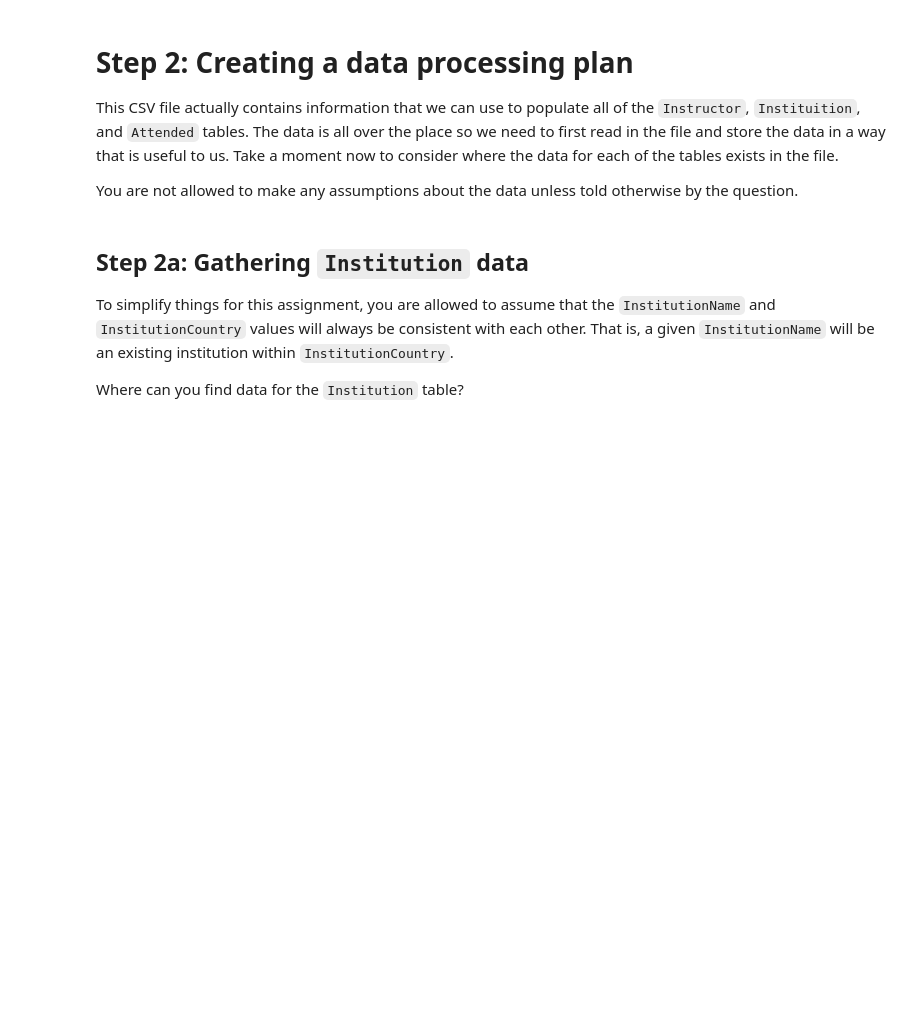
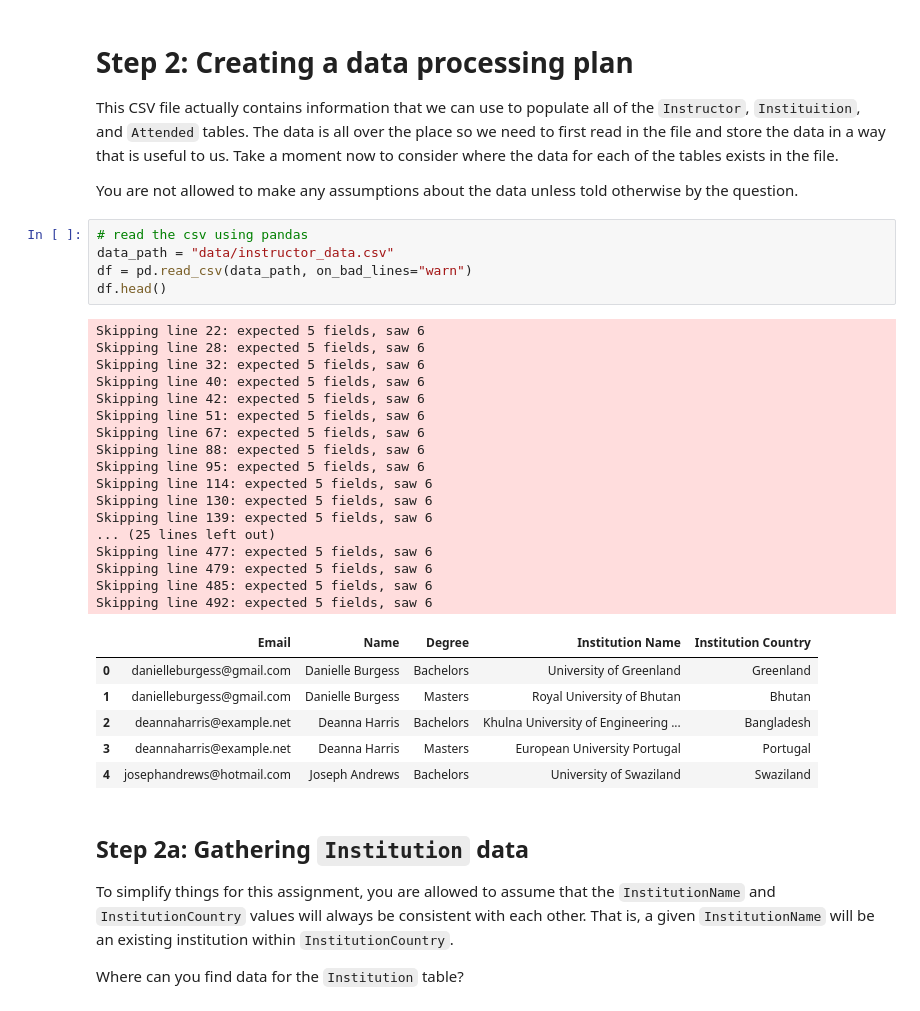
Before and after one commit to tonyliang19/Course_notes_2023Spring, a Jupyter notebook: cpsc368/data_manipulation/assignment-3b-starter.ipynb, the cells around one changed output. Saved outputs shown, nothing was run; the diff lists cells and outputs as text; blank space fills up the shorter version.

```diff
--- a/cpsc368/data_manipulation/assignment-3b-starter.ipynb
+++ b/cpsc368/data_manipulation/assignment-3b-starter.ipynb
@@ -54,6 +56,35 @@ When answering the two questions above, be sure to consider the restrictions imp
 This CSV file actually contains information that we can use to populate all of the `Instructor`, `Instituition`, and `Attended` tables. The data is all over the place so we need to first read in the file and store the data in a way that is useful to us. Take a moment now to consider where the data for each of the tables exists in the file.
 
 You are not allowed to make any assumptions about the data unless told otherwise by the question.
+# %%
+# read the csv using pandas
+data_path = "data/instructor_data.csv"
+df = pd.read_csv(data_path, on_bad_lines="warn")
+df.head()
+# %% [output]
+Skipping line 22: expected 5 fields, saw 6
+Skipping line 28: expected 5 fields, saw 6
+Skipping line 32: expected 5 fields, saw 6
+Skipping line 40: expected 5 fields, saw 6
+Skipping line 42: expected 5 fields, saw 6
+Skipping line 51: expected 5 fields, saw 6
+Skipping line 67: expected 5 fields, saw 6
+Skipping line 88: expected 5 fields, saw 6
+Skipping line 95: expected 5 fields, saw 6
+Skipping line 114: expected 5 fields, saw 6
+Skipping line 130: expected 5 fields, saw 6
+Skipping line 139: expected 5 fields, saw 6
+... (25 lines left out)
+Skipping line 477: expected 5 fields, saw 6
+Skipping line 479: expected 5 fields, saw 6
+Skipping line 485: expected 5 fields, saw 6
+Skipping line 492: expected 5 fields, saw 6
+|  | Email | Name | Degree | Institution Name | Institution Country |
+| 0 | danielleburgess@gmail.com | Danielle Burgess | Bachelors | University of Greenland | Greenland |
+| 1 | danielleburgess@gmail.com | Danielle Burgess | Masters | Royal University of Bhutan | Bhutan |
+| 2 | deannaharris@example.net | Deanna Harris | Bachelors | Khulna University of Engineering ... | Bangladesh |
+| 3 | deannaharris@example.net | Deanna Harris | Masters | European University Portugal | Portugal |
+| 4 | josephandrews@hotmail.com | Joseph Andrews | Bachelors | University of Swaziland | Swaziland |
 # %% [markdown]
 ## Step 2a: Gathering `Institution` data
 To simplify things for this assignment, you are allowed to assume that the `InstitutionName` and `InstitutionCountry` values will always be consistent with each other. That is, a given `InstitutionName` will be an existing institution within `InstitutionCountry`.
```
Also changed, not shown: parts of 9 cells of this notebook.
